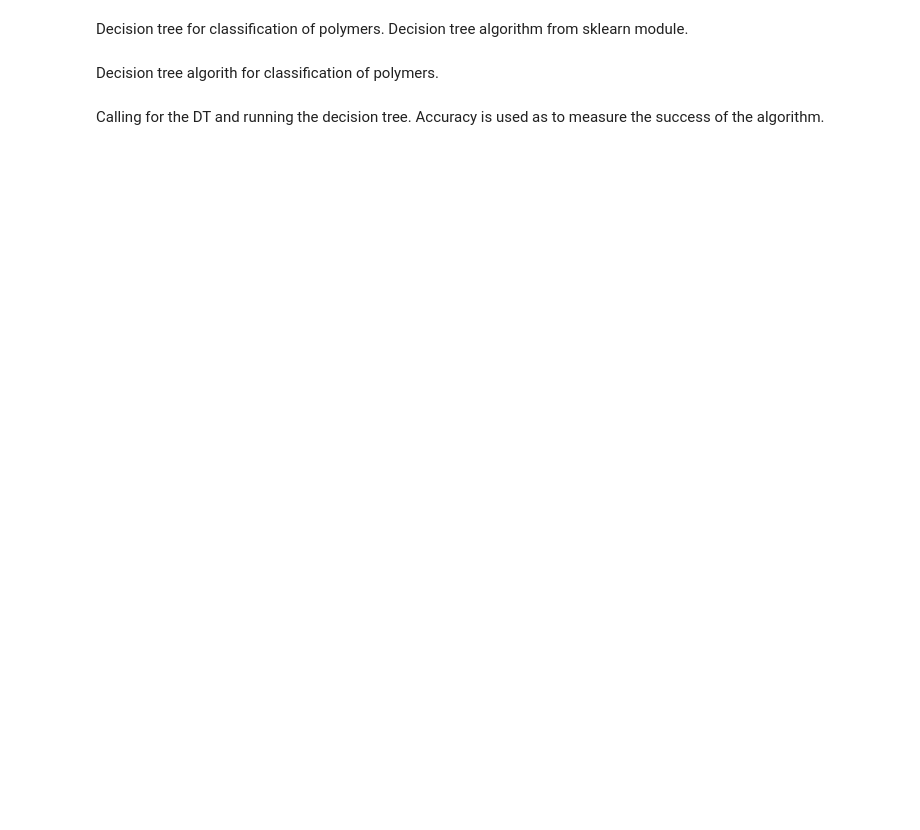
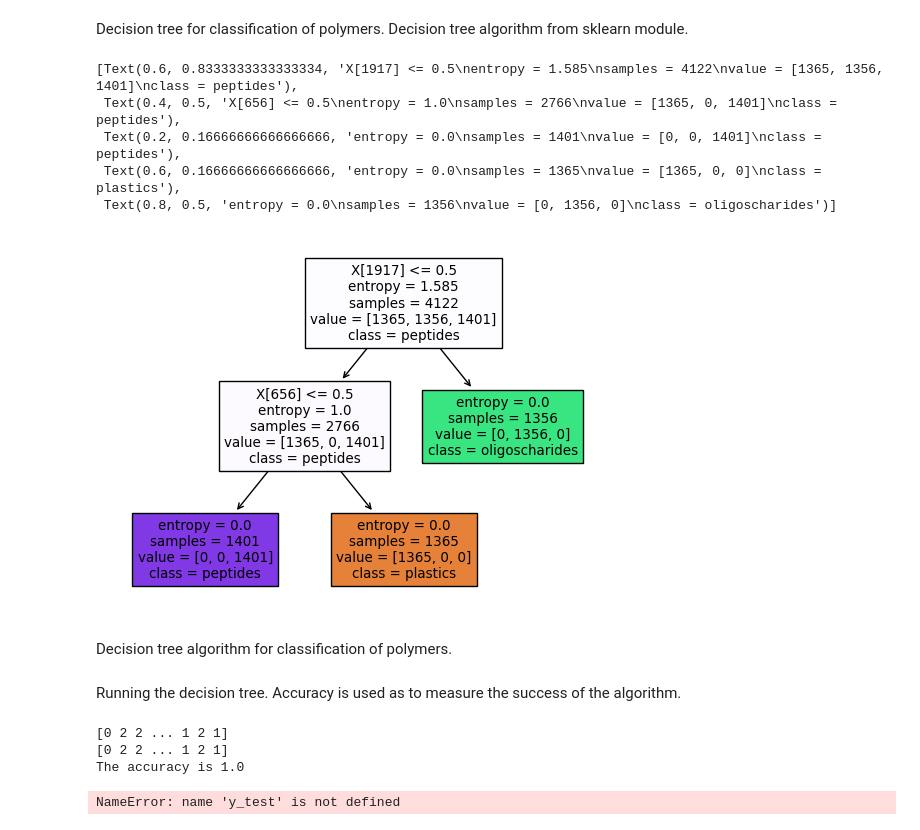
Before and after one commit to SimulationWithDaniel/ML_Polymer_Project, a Jupyter notebook: ML_polymer.ipynb, the cells around one changed output. Cells and saved outputs as stored; diff of their text form; code cells hidden in the pictures; blank space fills up the shorter version.

```diff
--- a/ML_polymer.ipynb
+++ b/ML_polymer.ipynb
@@ -332,33 +285,32 @@ plt.show()
 # %% [markdown]
 Decision tree for classification of polymers. Decision tree algorithm from sklearn module.
 # %%
-import pandas as pd
-from sklearn import tree
-from sklearn.model_selection import train_test_split
-
-#load dataset
-polymers = pd.read_csv(r"C:\Users\laura\ML\polymer_ML\archive\polymers_dataset.csv")
-polymers.head()
-
-#creating the values we'll use for the tree
+#Creating the values we'll use for the tree
 X = polymers.iloc[:,3:].values #the fingerprint as features based on which the classification is done
 Y = polymers.iloc[:,2].values #the target values
 
-#splitting the data into train and test set
+#sSplitting the data into train and test set
 X_train, X_test, Y_train, Y_test = train_test_split(X, Y, train_size = 0.80, test_size=0.20, random_state=42, shuffle = True)
 
-#creating the tree variable
+#Creating the tree variable
 polymers_clf = tree.DecisionTreeClassifier(max_depth=3, criterion = "entropy", min_samples_split=2)
 
-#plotting traning dataset
+#Plotting traning dataset
 polymers_clf_train = polymers_clf.fit(X_train,Y_train)
 
-#printing the training tree
+#Printing the training tree
 tree.plot_tree(polymers_clf_train, class_names=['plastics', 'oligoscharides', 'peptides'], filled = True)
 
-#plotting testing set
+#Plotting testing set
 polymers_clf_test = polymers_clf.fit(X_test,Y_test)
 tree.plot_tree(polymers_clf_test, class_names=['plastics', 'oligoscharides', 'peptides'], filled = True)
+# %% [output]
+[Text(0.6, 0.8333333333333334, 'X[1917] <= 0.5\nentropy = 1.585\nsamples = 4122\nvalue = [1365, 1356, 1401]\nclass = peptides'),
+ Text(0.4, 0.5, 'X[656] <= 0.5\nentropy = 1.0\nsamples = 2766\nvalue = [1365, 0, 1401]\nclass = peptides'),
+ Text(0.2, 0.16666666666666666, 'entropy = 0.0\nsamples = 1401\nvalue = [0, 0, 1401]\nclass = peptides'),
+ Text(0.6, 0.16666666666666666, 'entropy = 0.0\nsamples = 1365\nvalue = [1365, 0, 0]\nclass = plastics'),
+ Text(0.8, 0.5, 'entropy = 0.0\nsamples = 1356\nvalue = [0, 1356, 0]\nclass = oligoscharides')]
+[figure, added]
 # %% [markdown]
-Decision tree algorith for classification of polymers.
+Decision tree algorithm for classification of polymers.
 # %%
@@ -501,19 +437,9 @@ class DecisionTree:
 # %% [markdown]
-Calling for the DT and running the decision tree. Accuracy is used as to measure the success of the algorithm.
+Running the decision tree. Accuracy is used as to measure the success of the algorithm.
 # %%
-import pandas as pd
-from sklearn.model_selection import train_test_split
-import numpy as np
-from DecisionTree import DecisionTree
-import matplotlib.pyplot as plt
-from sklearn.metrics import ConfusionMatrixDisplay
-
-#load dataset
-polymers = pd.read_csv(r"C:\Users\laura\ML\polymer_ML\archive\polymers_dataset.csv")
-
 #using float values for the decision tree
-nn_polymers=polymers.iloc[:,2:].values #decided to use .values as we are extracting specifific values fro the polymers df
-X= nn_polymers[:,3:]
+nn_polymers=polymers.iloc[:,2:].values #decided to use .values as we are extracting specifific values for the polymers df
+X = nn_polymers[:,3:]
 y = nn_polymers[:,0]
 for i in range (len(y)):
     if y[i] == 'plastic':
@@ -523,7 +449,6 @@ for i in range (len(y)):
     else:
         y[i] = 2
 
-
 #splitting the data with sklearn
 X_train, X_test, y_train, y_test = train_test_split(X, y, test_size=.2, random_state=1234)
 X_train.shape[0]
@@ -532,16 +457,20 @@ clf = DecisionTree()
 training = clf.fit(X_train, y_train)
 
 #clf.plot_tree(training) #print training tree
-y_pred  = clf.predict(X_test)
+y_pred  = clf.predict(X_test).round()
 print(y_pred)
 print(y_test)
-def accurace(y_test, y_pred):
+
+def accuracy(y_test, y_pred):
     return np.sum(y_test == y_pred)/len(y_test)
 
-acc = accurace(y_pred, y_test)
+acc = accuracy(y_pred, y_test)
 print("The accuracy is", acc)
-labels = np.unique(y_test, y_pred)
-
-#plotting a confusion matrix
-ConfusionMatrixDisplay.from_predictions(y_pred, y_test)
-plt.show()
+# %% [output]
+[0 2 2 ... 1 2 1]
+[0 2 2 ... 1 2 1]
+The accuracy is 1.0
+# %%
+print(y_test)
+# %% [output]
+NameError: name 'y_test' is not defined
```
Also changed, not shown: parts of 20 cells of this notebook, 1 other file.
